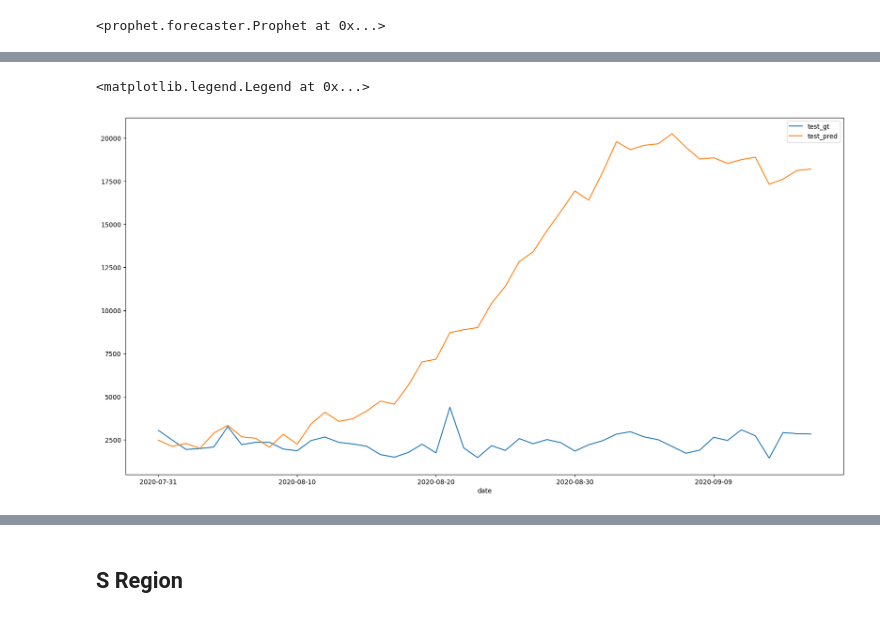
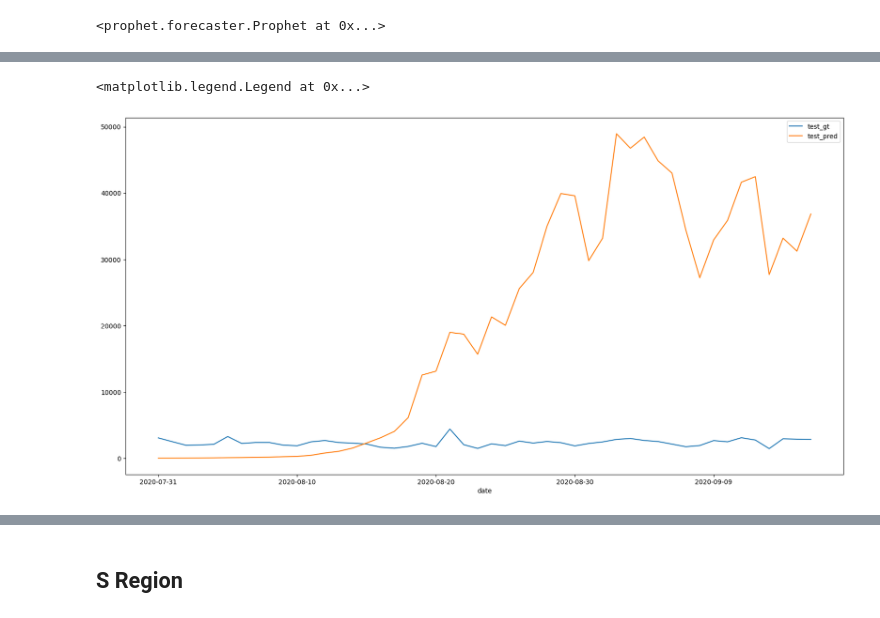
Before and after one commit to zshi719/LTV_DataSci_Capstone_Project, a Jupyter notebook: models/Prophet_Multiple_Regressors/tilly_Prophet_Multiple_Regressors.ipynb, the cells around one changed output, grey strips where cells are left out. Saved outputs shown, nothing was run; the diff lists cells and outputs as text; code cells hidden in the pictures.

```diff
--- a/models/Prophet_Multiple_Regressors/tilly_Prophet_Multiple_Regressors.ipynb
+++ b/models/Prophet_Multiple_Regressors/tilly_Prophet_Multiple_Regressors.ipynb
@@ -241,17 +210,16 @@ param_grid = {
 # Generate all combinations of parameters
 all_params = [dict(zip(param_grid.keys(), v)) for v in itertools.product(*param_grid.values())]
 ne_maes = []
+# %%
+# Randomly choose 50 combinations
+to_tune = random.sample(all_params, 50)
 # %%
 # Use cross validation to evaluate all parameters
-for params in all_params:
+for params in to_tune:
     ne_tuned_prophet = Prophet(**params)
     ne_tuned_prophet.add_country_holidays(country_name='US')
-    ne_tuned_prophet.add_regressor("cat__social_distancing_encounters_grade_A")
-    ne_tuned_prophet.add_regressor("cat__social_distancing_encounters_grade_F")
     ne_tuned_prophet.add_regressor("cat__social_distancing_travel_distance_grade_F")
-    ne_tuned_prophet.add_regressor("cat__social_distancing_total_grade_F")
     ne_tuned_prophet.add_regressor("num__daily_state_test")
-    ne_tuned_prophet.add_regressor("num__temperature")
 
     ne_tuned_prophet.fit(ne_train)
 
@@ -307,5 +279,5 @@ print(tuning_results)
 # %%
 # Find the best hyperparameter
-best_params = all_params[np.argmin(ne_maes)]
+best_params = to_tune[np.argmin(ne_maes)]
 print(best_params)
 # %% [output]
@@ -313,15 +285,10 @@ print(best_params)
 # %% [markdown]
 ## NE Region Model
 # %%
-ne_tuned_prophet = Prophet(changepoint_prior_scale = 0.7,
-                           seasonality_prior_scale = 1.0)
+ne_tuned_prophet = Prophet(**best_params)
 ne_tuned_prophet.add_country_holidays(country_name='US')
-ne_tuned_prophet.add_regressor("cat__social_distancing_encounters_grade_A")
-ne_tuned_prophet.add_regressor("cat__social_distancing_encounters_grade_F")
 ne_tuned_prophet.add_regressor("cat__social_distancing_travel_distance_grade_F")
-ne_tuned_prophet.add_regressor("cat__social_distancing_total_grade_F")
 ne_tuned_prophet.add_regressor("num__daily_state_test")
-ne_tuned_prophet.add_regressor("num__temperature")
 # %% [output]
 <prophet.forecaster.Prophet at 0x...>
 # %%
@@ -350,10 +317,11 @@ ne_tuned_forecast = ne_tuned_prophet.predict(ne_tuned_future)
 # %%
 # Visualizing test data fitted values
 ne_test_pred = ne_tuned_forecast["yhat"]
+ne_test_pred = np.exp(ne_test_pred)
 ne_test_pred.index = ne_test_plot.index
 pd.concat([ne_test_plot, ne_test_pred], axis=1).plot(figsize=(20, 10))
 plt.legend(['test_gt', 'test_pred'])
 # %% [output]
 <matplotlib.legend.Legend at 0x...>
-[figure, old version]
+[figure, new version]
 # %%
```
Also changed, not shown: parts of 43 cells of this notebook, 7 other files.
